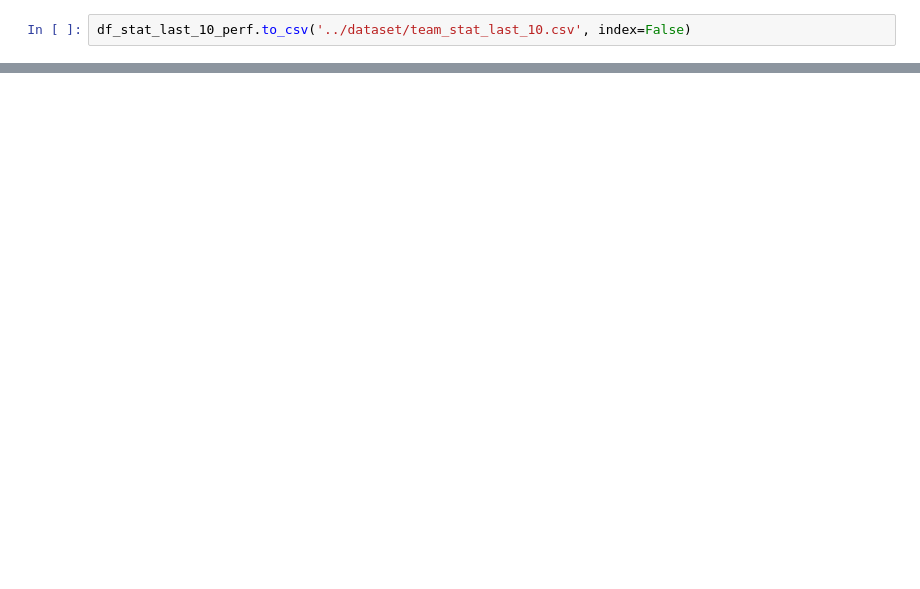
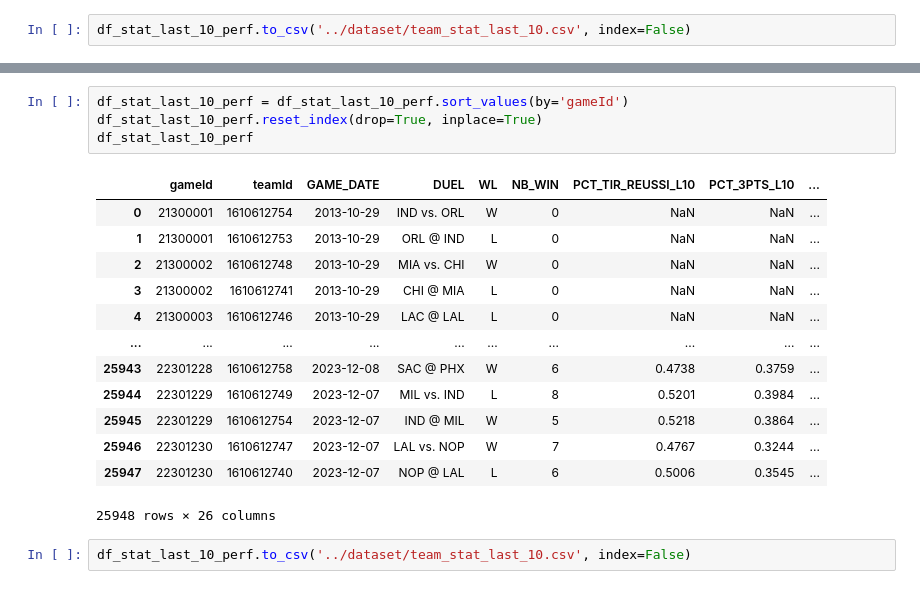
Before and after one commit to ddesangesl/PA-NBA, a Jupyter notebook: src/get_last_10_games_perf.ipynb, the cells around one changed output, grey strips where cells are left out. Saved outputs shown, nothing was run; the diff lists cells and outputs as text; blank space fills up the shorter version.

```diff
--- a/src/get_last_10_games_perf.ipynb
+++ b/src/get_last_10_games_perf.ipynb
@@ -208,0 +200,20 @@ print((df_last_10_games['WL'] == 'W').sum())
+# %%
+df_stat_last_10_perf = df_stat_last_10_perf.sort_values(by='gameId')
+df_stat_last_10_perf.reset_index(drop=True, inplace=True)
+df_stat_last_10_perf
+# %% [output]
+|  | gameId | teamId | GAME_DATE | DUEL | WL | NB_WIN | PCT_TIR_REUSSI_L10 | PCT_3PTS_L10 | ... |
+| 0 | 21300001 | 1610612754 | 2013-10-29 | IND vs. ORL | W | 0 | NaN | NaN | ... |
+| 1 | 21300001 | 1610612753 | 2013-10-29 | ORL @ IND | L | 0 | NaN | NaN | ... |
+| 2 | 21300002 | 1610612748 | 2013-10-29 | MIA vs. CHI | W | 0 | NaN | NaN | ... |
+| 3 | 21300002 | 1610612741 | 2013-10-29 | CHI @ MIA | L | 0 | NaN | NaN | ... |
+| 4 | 21300003 | 1610612746 | 2013-10-29 | LAC @ LAL | L | 0 | NaN | NaN | ... |
+| ... | ... | ... | ... | ... | ... | ... | ... | ... | ... |
+| 25943 | 22301228 | 1610612758 | 2023-12-08 | SAC @ PHX | W | 6 | 0.4738 | 0.3759 | ... |
+| 25944 | 22301229 | 1610612749 | 2023-12-07 | MIL vs. IND | L | 8 | 0.5201 | 0.3984 | ... |
+| 25945 | 22301229 | 1610612754 | 2023-12-07 | IND @ MIL | W | 5 | 0.5218 | 0.3864 | ... |
+| 25946 | 22301230 | 1610612747 | 2023-12-07 | LAL vs. NOP | W | 7 | 0.4767 | 0.3244 | ... |
+| 25947 | 22301230 | 1610612740 | 2023-12-07 | NOP @ LAL | L | 6 | 0.5006 | 0.3545 | ... |
+25948 rows × 26 columns
+# %%
+df_stat_last_10_perf.to_csv('../dataset/team_stat_last_10.csv', index=False)
```
Also changed, not shown: parts of 10 cells of this notebook, 6 other files.
